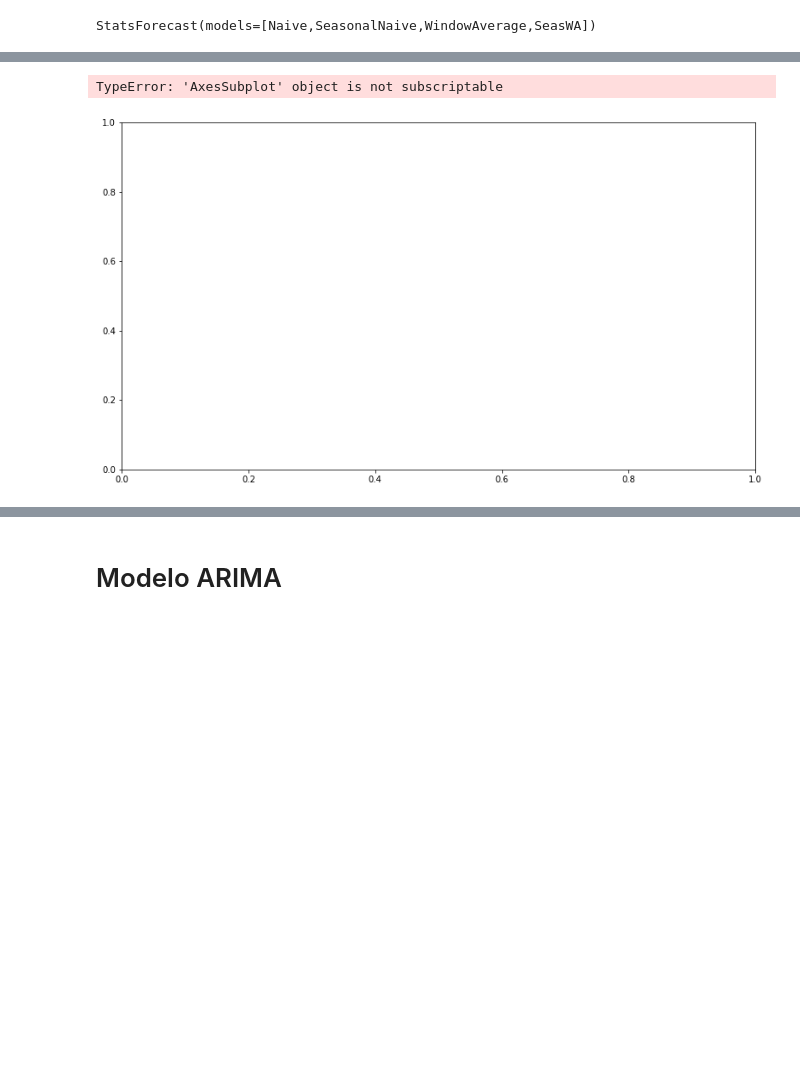
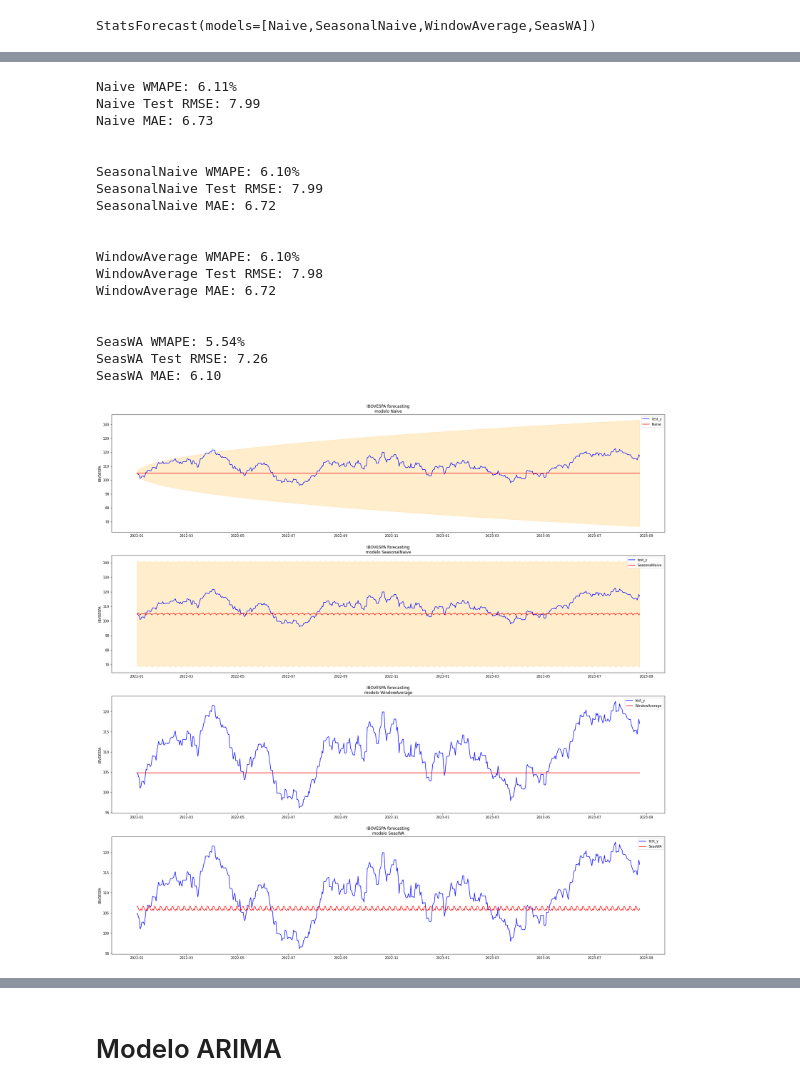
Before and after one commit to jackson-simionato/fase2_pos_tech, a Jupyter notebook: Fase2_Tech_Challenge/Fase2_Tech_Challenge.ipynb, the cells around one changed output, grey strips where cells are left out. Drawn from its saved outputs; the diff is of its cells as text; code cells hidden in the pictures; blank space fills up the shorter version.

```diff
--- a/Fase2_Tech_Challenge/Fase2_Tech_Challenge.ipynb
+++ b/Fase2_Tech_Challenge/Fase2_Tech_Challenge.ipynb
@@ -67,8 +67,11 @@ def calculate_mape(actual, forecast):
     mape_score = total_absolute_percentage_error / len(actual)
     return mape_score
 
-def wmape(y_true, y_pred):
+def calc_wmape(y_true, y_pred):
     return np.abs(y_true - y_pred).sum() / np.abs(y_true).sum()
+
+def calc_mae (y_true, y_pred):
+    return np.abs(y_true - y_pred).sum() / len(y_true)
 # %% [markdown]
 # Objetivo
 # %% [markdown]
@@ -950,7 +953,7 @@ model = StatsForecast(models=[Naive(),
                             freq='D', n_jobs=-1)
 
 
-model.fit(train_set_ds)
+model.fit(train_set_date_col)
 # %% [output]
 StatsForecast(models=[Naive,SeasonalNaive,WindowAverage,SeasWA])
 # %%
@@ -976,22 +979,48 @@ forecast_df
 601 rows × 11 columns
 # %%
-for model_ in ['Naive', 'SeasonalNaive', 'WindowAverage', 'SeasWA']:
-    fig,ax = plt.subplots(1,1, figsize=(1280/96, 720/96))
-    for ax_, family in enumerate(['ibovespa']):
-        forecast_df.plot(x='ds', y='y', ax=ax[ax_], label='y', title=family, linewidth=2)
-        forecast_df.plot(x='ds', y=model_, ax=ax[ax_], label=model_)
-        ax[ax_].set_ylabel('IBOVESPA')
-        if model_ in ['Naive', 'SeasonalNaive']:
-            ax[ax_].fill_between(forecast_df.loc[forecast_df['unique_id'] == family, 'ds'].values,
-                                forecast_df.loc[forecast_df['unique_id'] == family, f'{model_}-lo-90'],
-                                forecast_df.loc[forecast_df['unique_id'] == family, f'{model_}-hi-90'],
-                                alpha=0.2,
-                                color='orange')
-            ax[ax_].set_title(f'{family} - Orange band: 90% confidence interval')
-        ax[ax_].legend()
-    fig.tight_layout()
-    wmape_ = wmape(forecast_df['y'].values, forecast_df[model_].values)
+fig, ax = plt.subplots(nrows=4, ncols=1, figsize=(30, 30))
+
+list_models = ['Naive', 'SeasonalNaive', 'WindowAverage', 'SeasWA']
+
+for model_ in list_models:
+    i = list_models.index(model_)
+
+    sns.lineplot(forecast_df, x='ds', y='y', ax=ax[i], color='blue', label='test_y')
+    sns.lineplot(forecast_df, x='ds', y=model_, ax=ax[i], color='red', label=model_)
+
+    ax[i].set_xlabel('')
+    ax[i].set_ylabel('IBVOESPA')
+
+    ax[i].set_title(f'IBOVESPA forecasting\nmodelo {model_}')
+
+    if model_ in ['Naive', 'SeasonalNaive']:
+        ax[i].fill_between(forecast_df.ds.values, forecast_df[f'{model_}-lo-90'], forecast_df[f'{model_}-hi-90'], alpha=0.2, color='orange')
+
+    wmape_ = calc_wmape(forecast_df.y.values, forecast_df[f'{model_}'].values)
+    rmse_ = sqrt(mean_squared_error(forecast_df.y.values, forecast_df[f'{model_}'].values))
+    mae_ = calc_mae(forecast_df.y.values, forecast_df[f'{model_}'].values)
+
     print(f'{model_} WMAPE: {wmape_:.2%}')
+    print(f'{model_} Test RMSE: %.2f' % rmse_)
+    print(f'{model_} MAE: %.2f' % mae_)
+    print('\n')
 # %% [output]
-TypeError: 'AxesSubplot' object is not subscriptable
+Naive WMAPE: 6.11%
+Naive Test RMSE: 7.99
+Naive MAE: 6.73
+
+
+SeasonalNaive WMAPE: 6.10%
+SeasonalNaive Test RMSE: 7.99
+SeasonalNaive MAE: 6.72
+
+
+WindowAverage WMAPE: 6.10%
+WindowAverage Test RMSE: 7.98
+WindowAverage MAE: 6.72
+
+
+SeasWA WMAPE: 5.54%
+SeasWA Test RMSE: 7.26
+SeasWA MAE: 6.10
-[figure, old version]
+[figure, new version]
```
Also changed, not shown: parts of 9 cells of this notebook.
